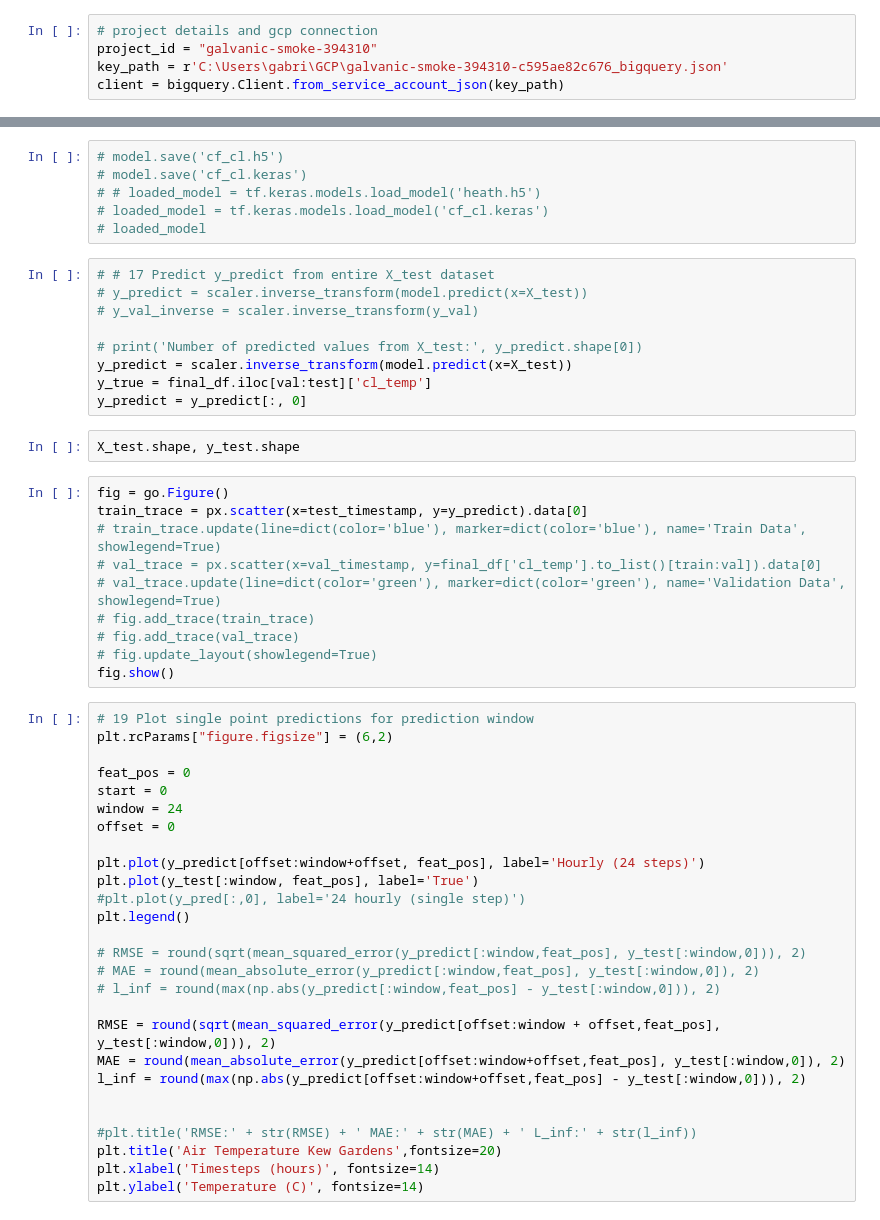
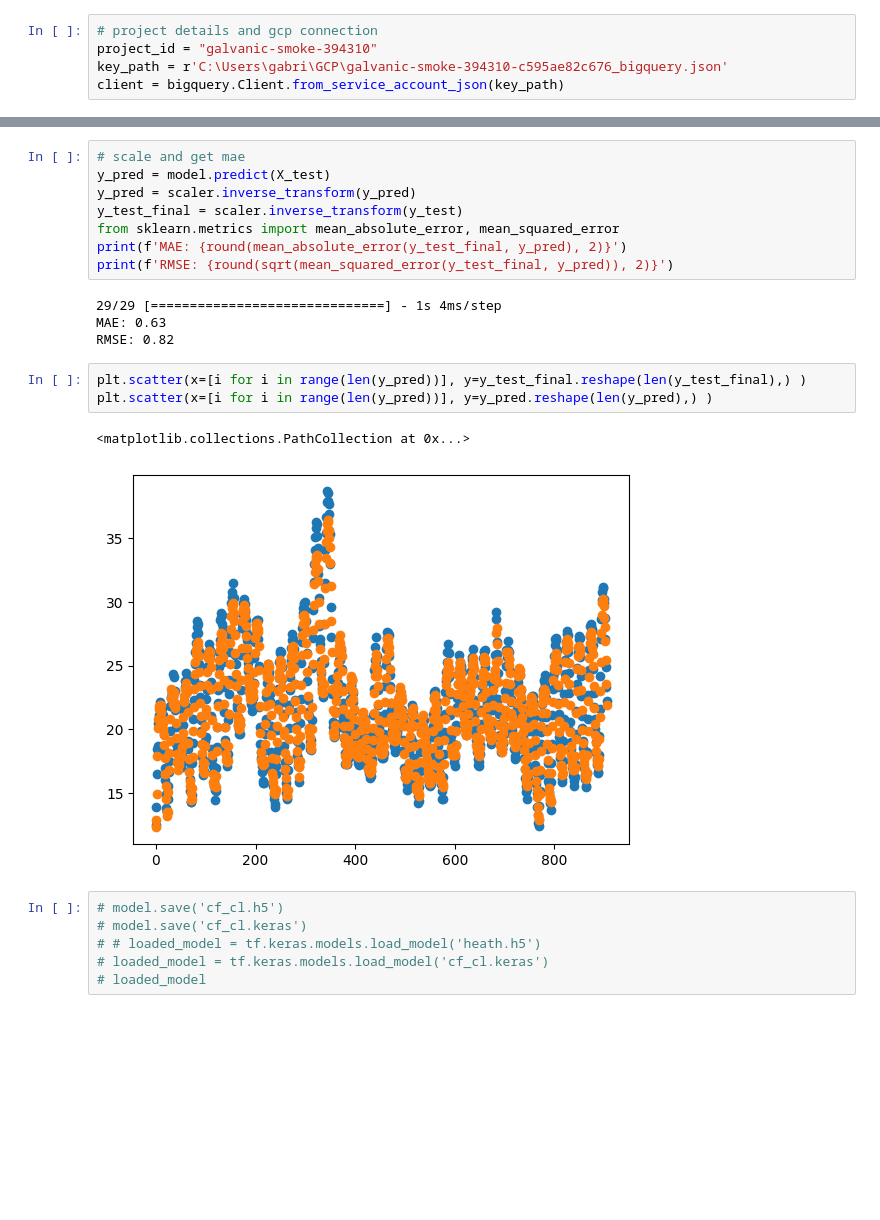
Before and after one commit to gzenkner/WeatherProphetPro, a Jupyter notebook: train_model.ipynb, the cells around one changed output, grey strips where cells are left out. Cells and saved outputs as stored; diff of their text form; blank space fills up the shorter version.

```diff
--- a/train_model.ipynb
+++ b/train_model.ipynb
@@ -246,54 +311,24 @@ model.fit(X_train, y_train, validation_data=(X_val, y_val), epochs=epochs, batch
+# %%
+# scale and get mae
+y_pred = model.predict(X_test)
+y_pred = scaler.inverse_transform(y_pred)
+y_test_final = scaler.inverse_transform(y_test)
+from sklearn.metrics import mean_absolute_error, mean_squared_error
+print(f'MAE: {round(mean_absolute_error(y_test_final, y_pred), 2)}')
+print(f'RMSE: {round(sqrt(mean_squared_error(y_test_final, y_pred)), 2)}')
+# %% [output]
+29/29 [==============================] - 1s 4ms/step
+MAE: 0.63
+RMSE: 0.82
+# %%
+plt.scatter(x=[i for i in range(len(y_pred))], y=y_test_final.reshape(len(y_test_final),) )
+plt.scatter(x=[i for i in range(len(y_pred))], y=y_pred.reshape(len(y_pred),) )
+# %% [output]
+<matplotlib.collections.PathCollection at 0x...>
+[figure, added]
 # %%
 # model.save('cf_cl.h5')
 # model.save('cf_cl.keras')
 # # loaded_model = tf.keras.models.load_model('heath.h5')
 # loaded_model = tf.keras.models.load_model('cf_cl.keras')
 # loaded_model
-# %%
-# # 17 Predict y_predict from entire X_test dataset
-# y_predict = scaler.inverse_transform(model.predict(x=X_test))
-# y_val_inverse = scaler.inverse_transform(y_val)
-
-# print('Number of predicted values from X_test:', y_predict.shape[0])
-y_predict = scaler.inverse_transform(model.predict(x=X_test))
-y_true = final_df.iloc[val:test]['cl_temp']
-y_predict = y_predict[:, 0]
-# %%
-X_test.shape, y_test.shape
-# %%
-fig = go.Figure()
-train_trace = px.scatter(x=test_timestamp, y=y_predict).data[0]
-# train_trace.update(line=dict(color='blue'), marker=dict(color='blue'), name='Train Data', showlegend=True)
-# val_trace = px.scatter(x=val_timestamp, y=final_df['cl_temp'].to_list()[train:val]).data[0]
-# val_trace.update(line=dict(color='green'), marker=dict(color='green'), name='Validation Data', showlegend=True)
-# fig.add_trace(train_trace)
-# fig.add_trace(val_trace)
-# fig.update_layout(showlegend=True)
-fig.show()
-# %%
-# 19 Plot single point predictions for prediction window
-plt.rcParams["figure.figsize"] = (6,2)
-
-feat_pos = 0
-start = 0
-window = 24
-offset = 0
-
-plt.plot(y_predict[offset:window+offset, feat_pos], label='Hourly (24 steps)')
-plt.plot(y_test[:window, feat_pos], label='True')
-#plt.plot(y_pred[:,0], label='24 hourly (single step)')
-plt.legend()
-
-# RMSE = round(sqrt(mean_squared_error(y_predict[:window,feat_pos], y_test[:window,0])), 2)
-# MAE = round(mean_absolute_error(y_predict[:window,feat_pos], y_test[:window,0]), 2)
-# l_inf = round(max(np.abs(y_predict[:window,feat_pos] - y_test[:window,0])), 2)
-
-RMSE = round(sqrt(mean_squared_error(y_predict[offset:window + offset,feat_pos], y_test[:window,0])), 2)
-MAE = round(mean_absolute_error(y_predict[offset:window+offset,feat_pos], y_test[:window,0]), 2)
-l_inf = round(max(np.abs(y_predict[offset:window+offset,feat_pos] - y_test[:window,0])), 2)
-
-
-#plt.title('RMSE:' + str(RMSE) + ' MAE:' + str(MAE) + ' L_inf:' + str(l_inf))
-plt.title('Air Temperature Kew Gardens',fontsize=20)
-plt.xlabel('Timesteps (hours)', fontsize=14)
-plt.ylabel('Temperature (C)', fontsize=14)
```
Also changed, not shown: parts of 22 cells of this notebook.
